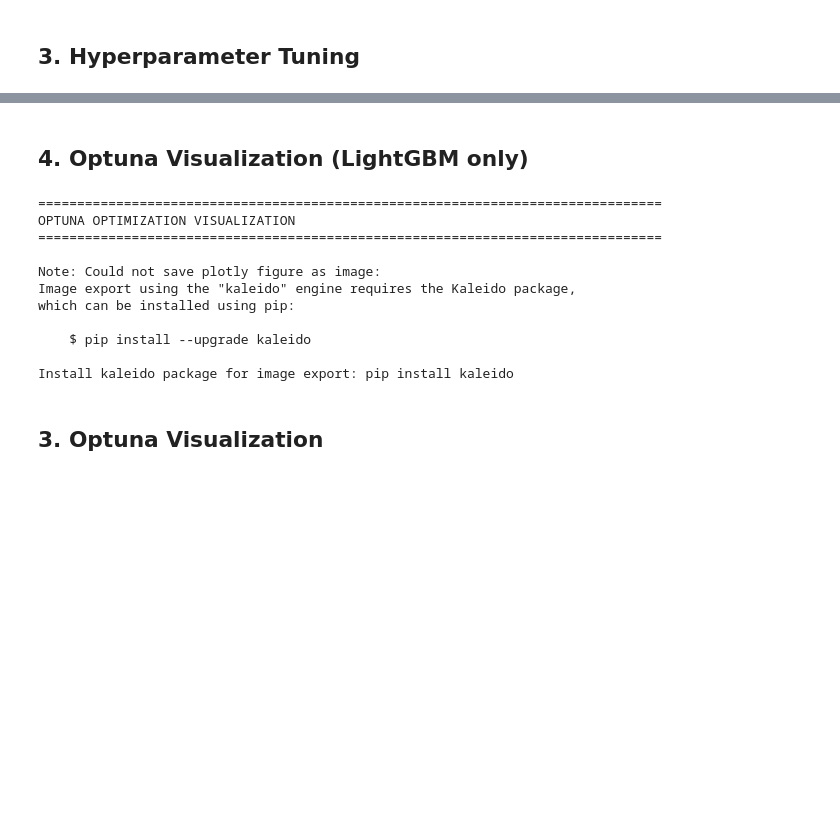
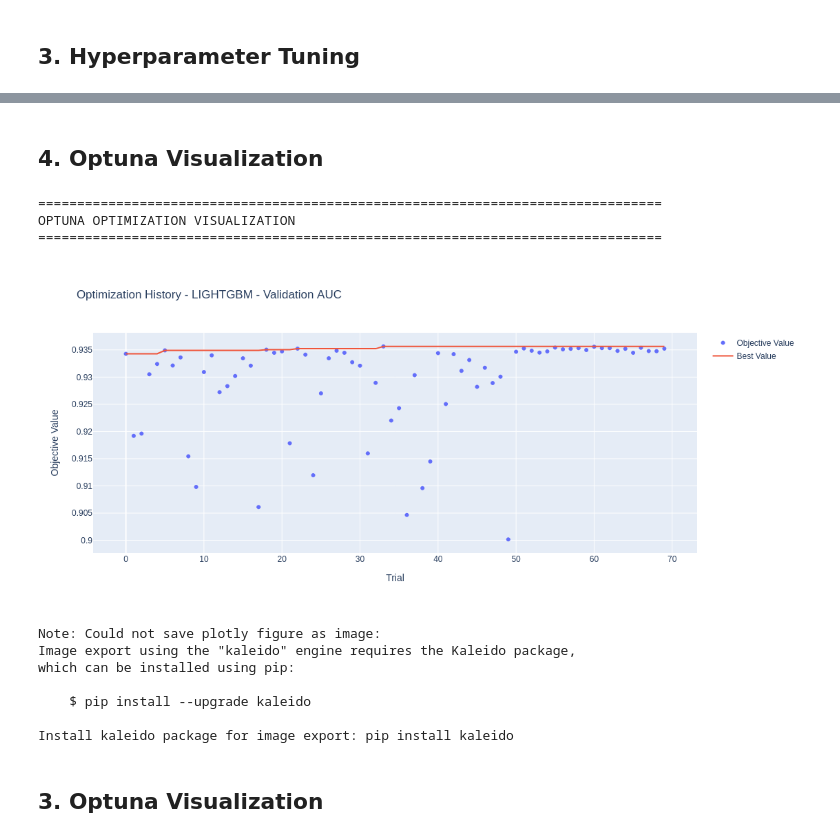
Before and after one commit to Ahmad222/census_ml_example, a Jupyter notebook: notebooks/03_modeling.ipynb, the cells around one changed output, grey strips where cells are left out. Saved outputs shown, nothing was run; the diff lists cells and outputs as text; code cells hidden in the pictures; blank space fills up the shorter version.

Commit message:
add RF optimization

```diff
--- a/notebooks/03_modeling.ipynb
+++ b/notebooks/03_modeling.ipynb
@@ -299,36 +302,40 @@ Running 20 TPE optimization trials...
 
 Hyperparameter tuning complete!
 # %% [markdown]
-## 4. Optuna Visualization (LightGBM only)
+## 4. Optuna Visualization
 # %%
 print("=" * 80)
 print("OPTUNA OPTIMIZATION VISUALIZATION")
 print("=" * 80)
 
 # Plot optimization history
-fig = plot_optimization_history(study)
-fig.update_layout(title="Optimization History - Validation AUC", width=800, height=500)
+fig = plot_optimization_history(optuna_study)
+fig.update_layout(
+    title=f"Optimization History - {model_type.upper()} - Validation AUC",
+    width=800,
+    height=500
+)
 fig.show()
 
 # Try to save figure (requires kaleido package for plotly image export)
 try:
-    fig.write_image("../results/figures/optuna_optimization_history.png")
-    print("\nOptimization history plot saved to: ../results/figures/optuna_optimization_history.png")
+    fig.write_image(f"../results/figures/optuna_optimization_history_{model_type}.png")
+    print(f"\nOptimization history plot saved to: ../results/figures/optuna_optimization_history_{model_type}.png")
 except Exception as e:
     print(f"\nNote: Could not save plotly figure as image: {e}")
     print("Install kaleido package for image export: pip install kaleido")
 # %% [output]
 ================================================================================
 OPTUNA OPTIMIZATION VISUALIZATION
 ================================================================================
-
-Note: Could not save plotly figure as image:
-Image export using the "kaleido" engine requires the Kaleido package,
-which can be installed using pip:
-
-    $ pip install --upgrade kaleido
-
-Install kaleido package for image export: pip install kaleido
+[figure, added]
+Note: Could not save plotly figure as image:
+Image export using the "kaleido" engine requires the Kaleido package,
+which can be installed using pip:
+
+    $ pip install --upgrade kaleido
+
+Install kaleido package for image export: pip install kaleido
 # %% [markdown]
 ## 3. Optuna Visualization
 # %% [markdown]
```
Also changed, not shown: parts of 5 cells of this notebook, 12 other files.
